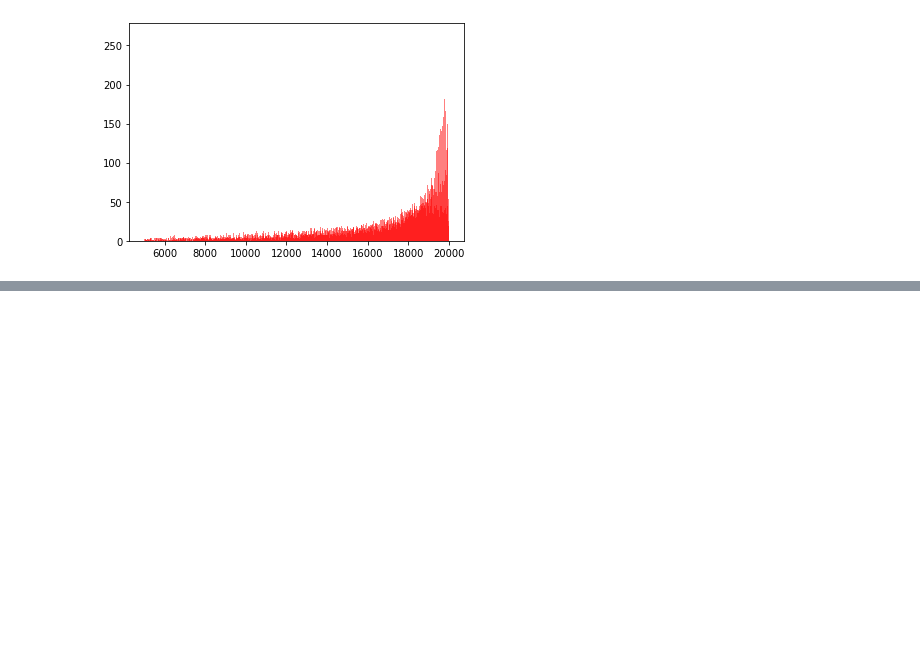
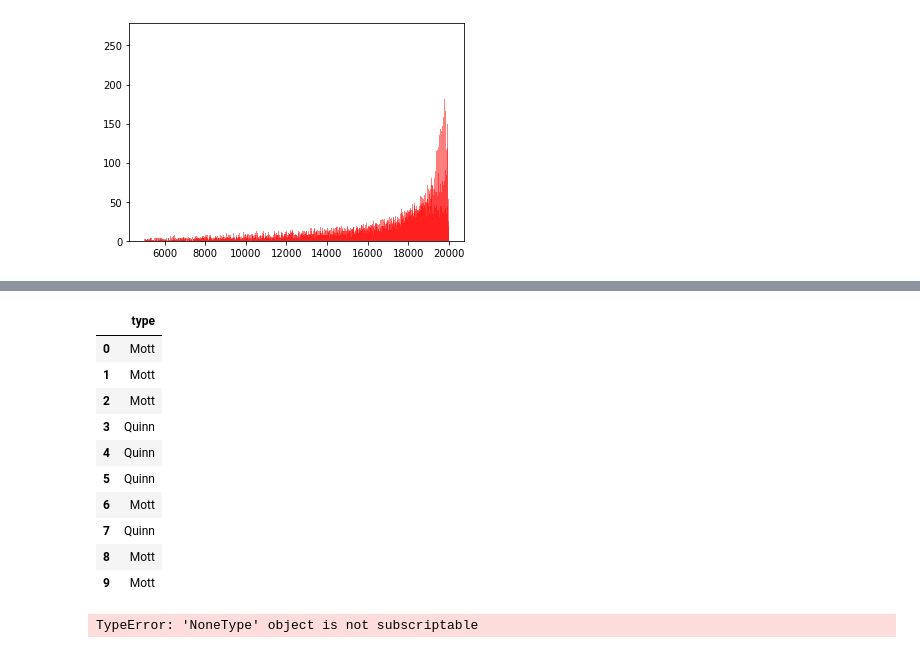
Before and after one commit to elena-pascal/MC-discrete, a Jupyter notebook: notebooks/BSE_spectra.ipynb, the cells around one changed output, grey strips where cells are left out. Drawn from its saved outputs; the diff is of its cells as text; code cells hidden in the pictures; blank space fills up the shorter version.

```diff
--- a/notebooks/BSE_spectra.ipynb
+++ b/notebooks/BSE_spectra.ipynb
@@ -167,0 +195,21 @@ fig.show()
+# %%
+mott_scat = pd.read_hdf('../data/Al_BSE_mode:DS_tilt:70.0_Emin:15000.0_E0:20000.0_tolE:0.0001_tolW:1e-07.h5', 'scats')
+# %%
+mott_scat.head(10)
+# %% [output]
+|  | type |
+| 0 | Mott |
+| 1 | Mott |
+| 2 | Mott |
+| 3 | Quinn |
+| 4 | Quinn |
+| 5 | Quinn |
+| 6 | Mott |
+| 7 | Quinn |
+| 8 | Mott |
+| 9 | Mott |
+# %%
+test=pd.read_hdf('../tests/testData/testAngles_DS.temp',)
+test.close
+# %% [output]
+TypeError: 'NoneType' object is not subscriptable
```
Also changed, not shown: parts of 3 cells of this notebook, 8 other files.
